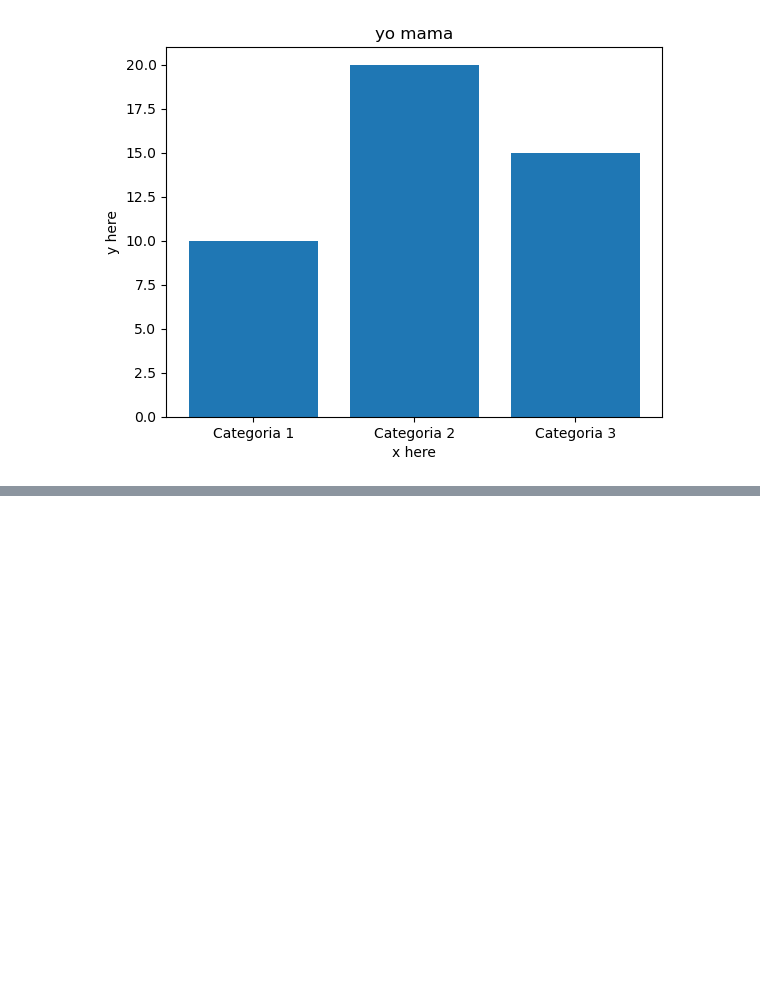
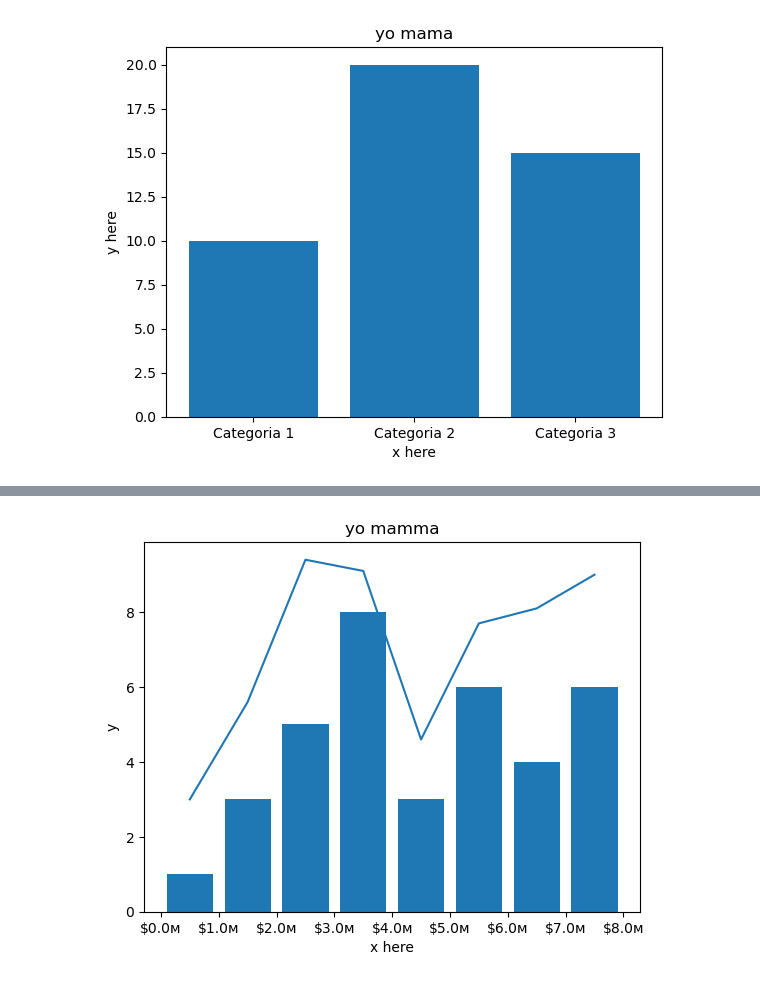
Before and after one commit to GabrielaDomiciano/PFDA, a Jupyter notebook: mywork/week02/matplot.ipynb, the cells around one changed output, grey strips where cells are left out. Drawn from its saved outputs; the diff is of its cells as text; code cells hidden in the pictures; blank space fills up the shorter version.

```diff
--- a/mywork/week02/matplot.ipynb
+++ b/mywork/week02/matplot.ipynb
@@ -20,0 +86,16 @@ plt.show()
+# %%
+def currency_formatter(x,pos) :
+    s = f"${x}м"
+    return s
+# %%
+fig, ax = plt.subplots()
+ax.bar(x,y)
+ax.plot(x,y2)
+ax.set_title("yo mamma")
+ax.set_xlabel("x here")
+ax.set_ylabel("y")
+ax.xaxis.set_major_formatter (currency_formatter)
+
+plt. show()
+# %% [output]
+[figure, added]
```
Also changed, not shown: parts of 11 cells of this notebook.
